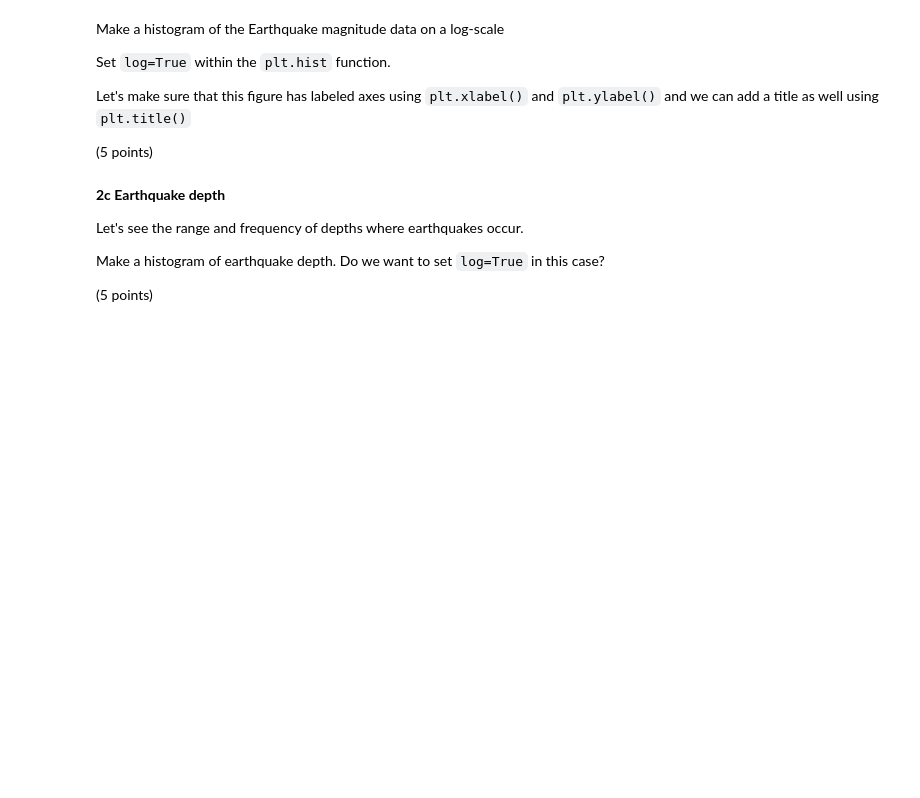
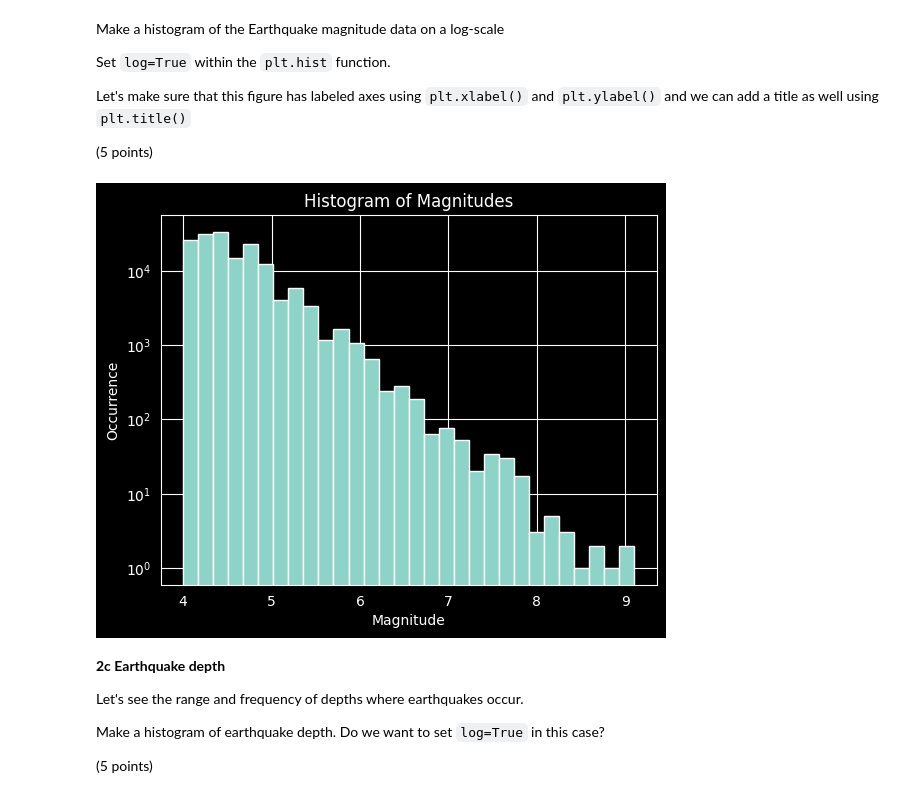
Before and after one commit to ItsukiKigoshi/EPS88_Gleeson, a Jupyter notebook: homework01.ipynb, the cells around one changed output. Cells and saved outputs as stored; diff of their text form; code cells hidden in the pictures; blank space fills up the shorter version.

```diff
--- a/homework01.ipynb
+++ b/homework01.ipynb
@@ -339,12 +357,18 @@ Let's make sure that this figure has labeled axes using `plt.xlabel()` and `plt.
 # %%
 ## Make a figure
 plt.figure()
 
-## Plot a histogram of earthquake magnitudes, using bins=30, edgecolor='white', log=True
+## Plot a histogram of earthquake magnitudes
+plt.hist(EQ_data['Magnitude'], bins=30, edgecolor='white', log=True)
 
 ## Label the axes and add a title
+plt.title("Histogram of Magnitudes")
+plt.xlabel("Magnitude")
+plt.ylabel("Occurrence")
 
 plt.show()
+# %% [output]
+[figure, added]
 # %% [markdown]
 **2c Earthquake depth**
 
```
Also changed, not shown: parts of 23 cells of this notebook.
